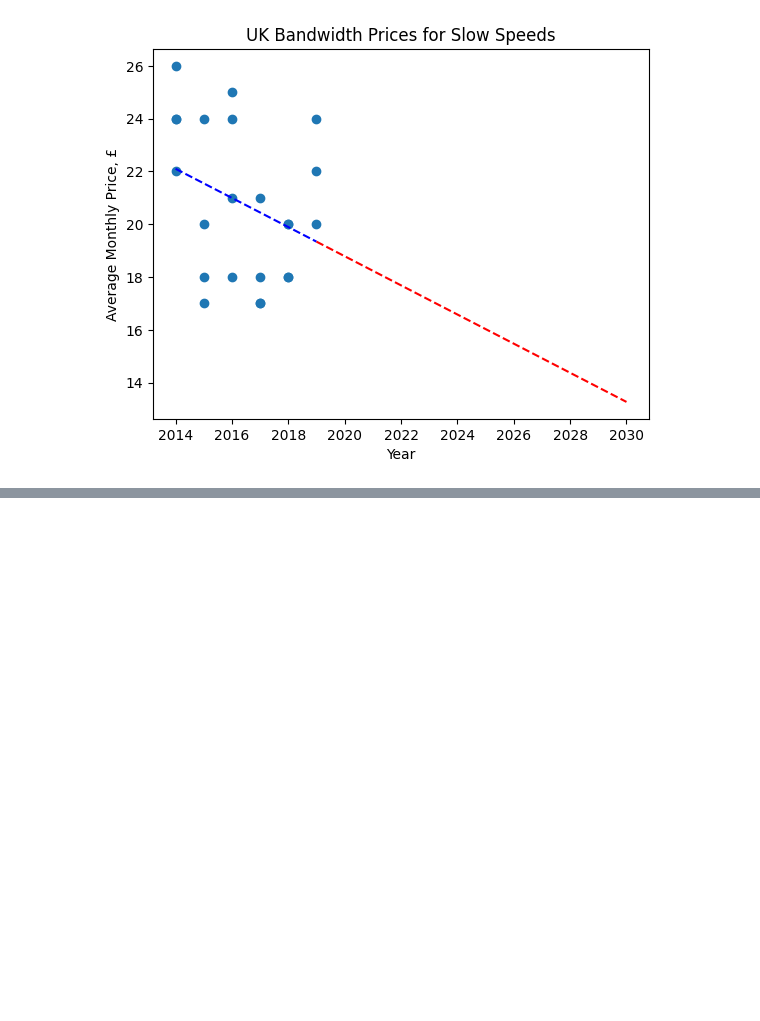
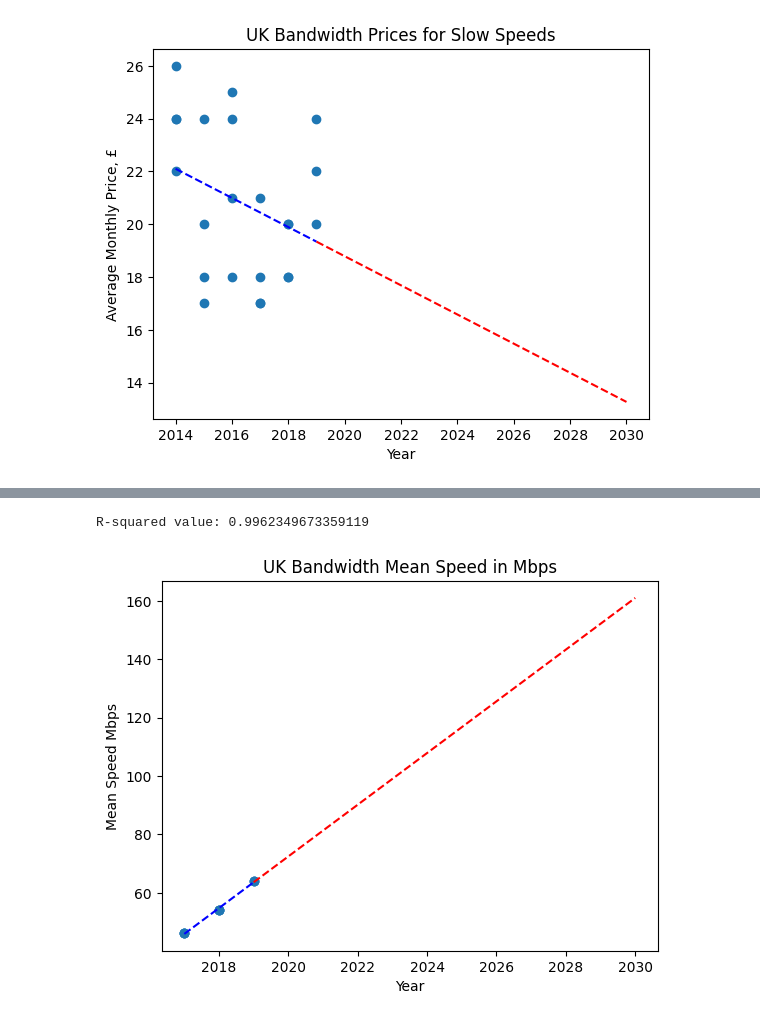
Before and after one commit to Flippergail/m3challenge, a Jupyter notebook: 2021Q1UK.ipynb, the cells around one changed output, grey strips where cells are left out. Cells and saved outputs as stored; diff of their text form; code cells hidden in the pictures; blank space fills up the shorter version.

```diff
--- a/2021Q1UK.ipynb
+++ b/2021Q1UK.ipynb
@@ -128,0 +174,21 @@ R-squared value: 0.10519058259658642
+# %%
+plt.scatter(UKCodedBandwidthCodedDF["Year"], UKCodedBandwidthCodedDF["Speed"])
+
+# plot linear regression
+mMeanSpeed, bMeanSpeed = np.polyfit(UKCodedBandwidthCodedDF["Year"], UKCodedBandwidthCodedDF["Speed"], 1)
+plt.plot(UKCodedBandwidthCodedDF["Year"], mMeanSpeed*UKCodedBandwidthCodedDF["Year"] + bMeanSpeed, "b--")
+# plot extrapolation
+plt.plot([2019, 2030], [mMeanSpeed*2019 + bMeanSpeed, mMeanSpeed*2030 + bMeanSpeed], "r--")
+
+plt.xlabel("Year")
+plt.ylabel("Mean Speed Mbps")
+plt.title("UK Bandwidth Mean Speed in Mbps")
+
+predicted_prices = mMeanSpeed * UKCodedBandwidthCodedDF["Year"] + bMeanSpeed
+r2 = r2_score(UKCodedBandwidthCodedDF["Speed"], predicted_prices)
+print("R-squared value:", r2)
+
+plt.show()
+# %% [output]
+R-squared value: 0.9962349673359119
+[figure, added]
```
Also changed, not shown: parts of 3 cells of this notebook, 1 other file.
